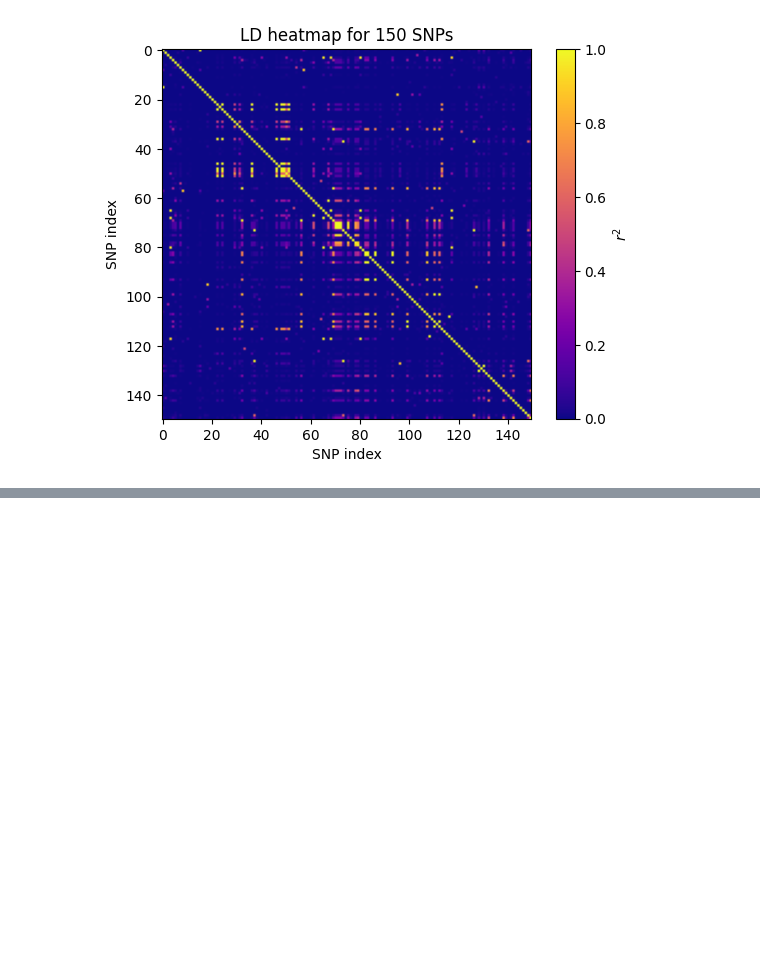
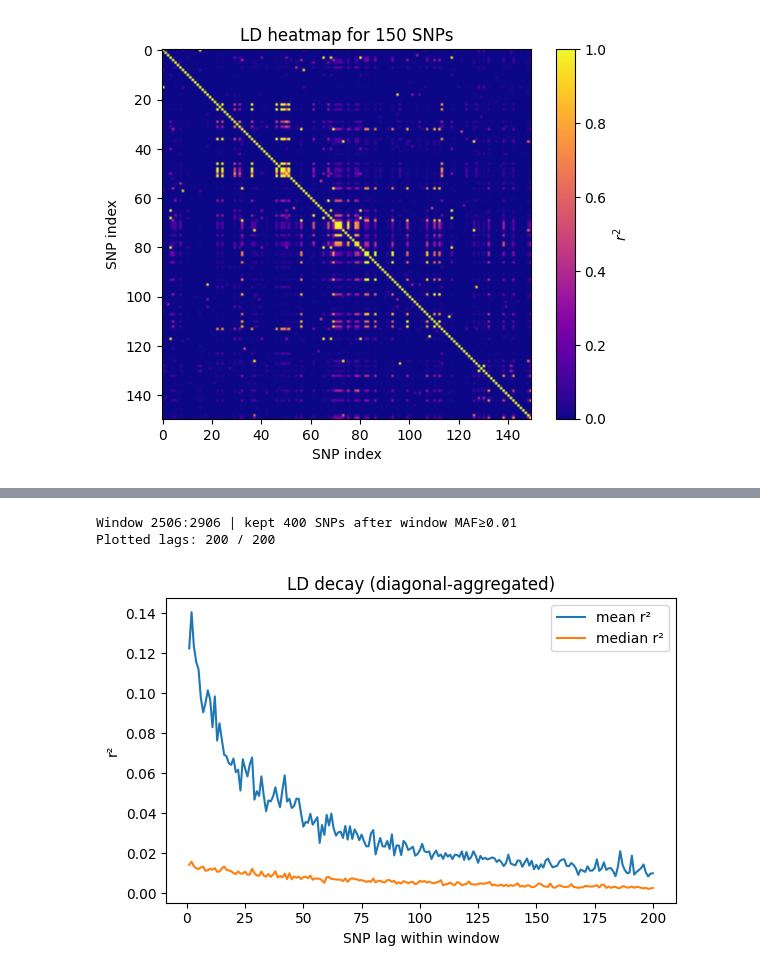
Before and after one commit to ak1376/PRS_Portability, a Jupyter notebook: notebooks/check_results_vae.ipynb, the cells around one changed output, grey strips where cells are left out. Saved outputs shown, nothing was run; the diff lists cells and outputs as text; code cells hidden in the pictures; blank space fills up the shorter version.

```diff
--- a/notebooks/check_results_vae.ipynb
+++ b/notebooks/check_results_vae.ipynb
@@ -80,0 +124,49 @@ plt.show()
+# %%
+Hbase = np.concatenate([hap1_f, hap2_f], axis=0)  # (2N, M)
+
+window_len = 400
+start = np.random.randint(0, Hbase.shape[1] - window_len)
+H = Hbase[:, start:start + window_len].astype(float)
+
+# within-window MAF filter (optional; makes plots cleaner)
+p = H.mean(axis=0)
+maf = np.minimum(p, 1 - p)
+maf_thresh_window = 0.01
+keep_w = maf >= maf_thresh_window
+H = H[:, keep_w]
+print(f"Window {start}:{start+window_len} | kept {H.shape[1]} SNPs after window MAF≥{maf_thresh_window}")
+
+H -= H.mean(axis=0)
+corr = np.corrcoef(H, rowvar=False)
+corr = np.nan_to_num(corr, nan=0.0, posinf=0.0, neginf=0.0)
+r2 = corr**2
+
+
+# ---- LD decay by lag: use diagonal means/medians ----
+M = r2.shape[0]
+max_lag = min(200, M-1)
+lags = np.arange(1, max_lag+1)
+
+mean_r2 = np.array([np.mean(np.diag(r2, k=k)) for k in lags])
+med_r2  = np.array([np.median(np.diag(r2, k=k)) for k in lags])
+counts  = np.array([np.diag(r2, k=k).size for k in lags])
+
+# only keep lags with enough pairs
+min_pairs = 50
+mask = counts >= min_pairs
+
+print("Plotted lags:", mask.sum(), "/", mask.size)
+
+plt.figure(figsize=(6,4))
+plt.plot(lags[mask], mean_r2[mask], label="mean r²")
+plt.plot(lags[mask], med_r2[mask],  label="median r²")
+plt.xlabel("SNP lag within window")
+plt.ylabel("r²")
+plt.title("LD decay (diagonal-aggregated)")
+plt.legend()
+plt.tight_layout()
+plt.show()
+# %% [output]
+Window 2506:2906 | kept 400 SNPs after window MAF≥0.01
+Plotted lags: 200 / 200
+[figure, added]
```
Also changed, not shown: parts of 6 cells of this notebook, 13 other files.
